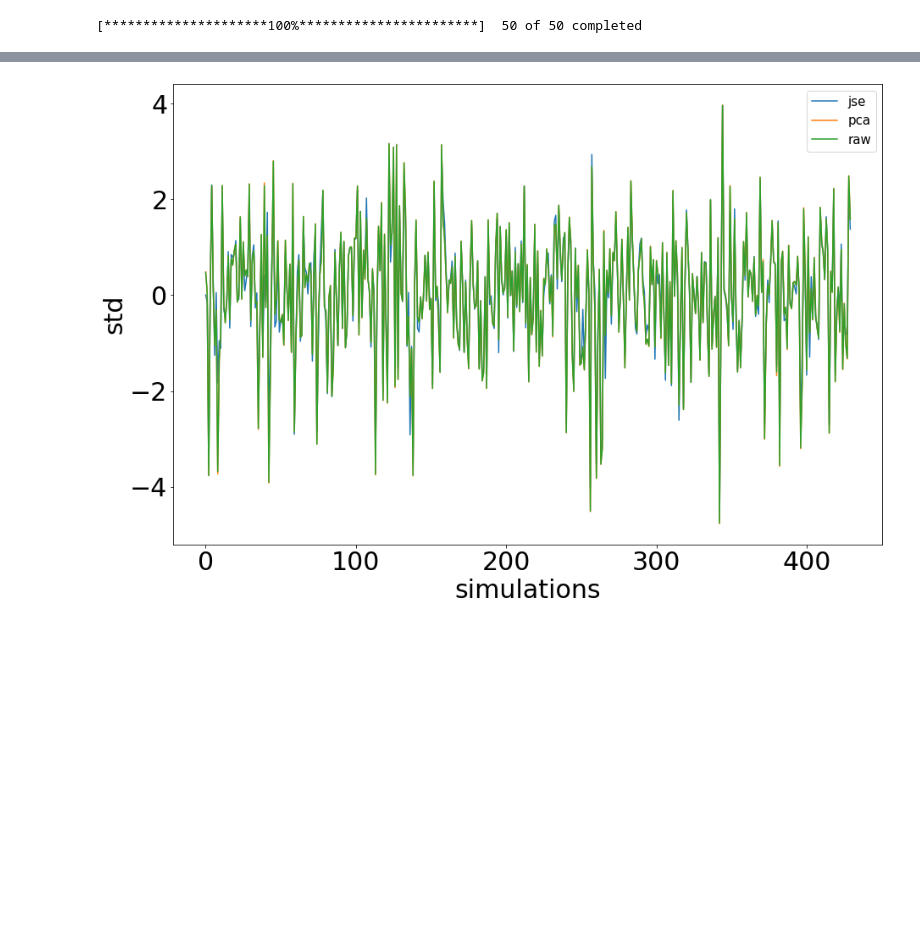
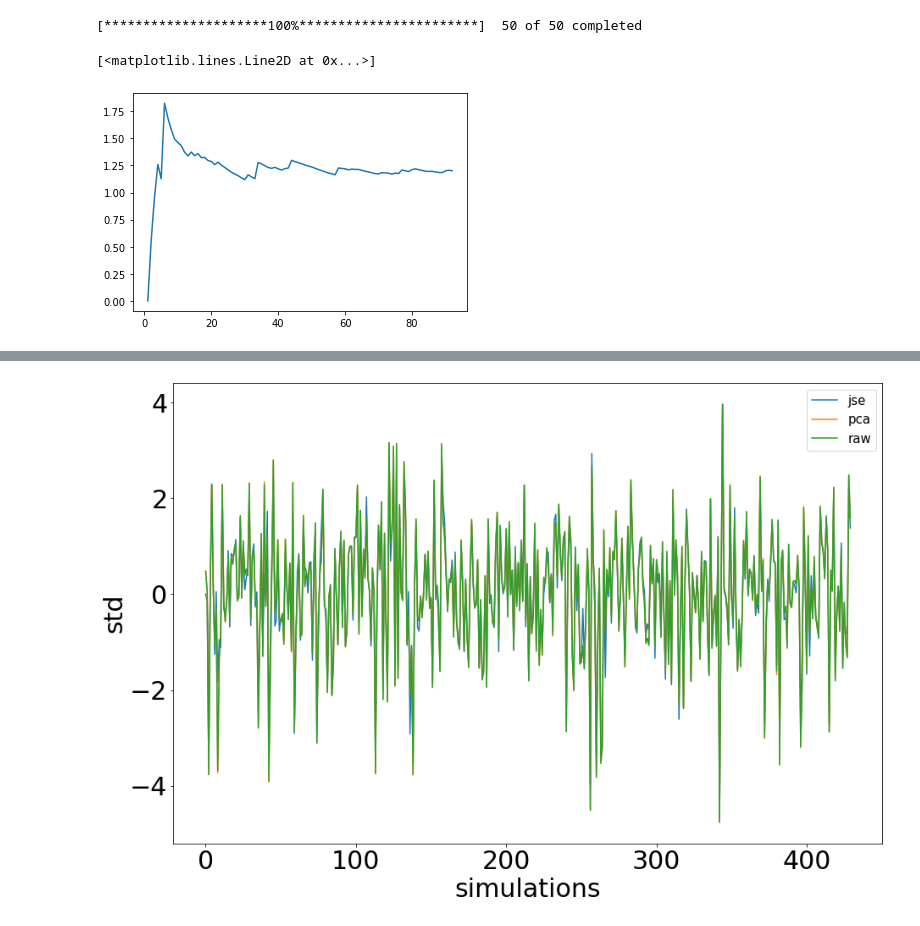
Before and after one commit to simonribas3/HITM_Research, a Jupyter notebook: JSE_IS_OS_BT.ipynb, the cells around one changed output, grey strips where cells are left out. Saved outputs shown, nothing was run; the diff lists cells and outputs as text; code cells hidden in the pictures; blank space fills up the shorter version.

```diff
--- a/JSE_IS_OS_BT.ipynb
+++ b/JSE_IS_OS_BT.ipynb
@@ -130,7 +130,7 @@ def inSampleTest(period: str, return_type: str, num_assets: int, tframe: int):
 
     last_year, last_month = sampleData_pct.index[-1].year, sampleData_pct.index[-1].month
 
-    time_horizon = str(f'time:{first_month}/{first_year}-{last_month}/{last_year}')
+    time_horizon = str(f'Time:{first_month}/{first_year}-{last_month}/{last_year}')
 
     return varJSE, varPCA, varRAW, time_horizon
 
@@ -196,14 +196,14 @@ def outSampleTest(period, return_type, num_assets, tframe):
 
     last_year, last_month = sampleData_pct.index[-1].year, sampleData_pct.index[-1].month
 
-    time_horizon = str(f'time:{first_month}/{first_year}-{last_month}/{last_year}')
+    time_horizon = str(f'Time:{first_month}/{first_year}-{last_month}/{last_year}')
 
 
     return jse_var, pca_var, raw_var, time_horizon #variance of portfolio returns
 
 #bias test returns a list of standard deviations for JSE, PCA, RAW. It is our job to use a sliding window after this is done
 
-def biasTest(period, return_type, num_assets, tframe):
+def biasTest(period, return_type, num_assets, tframe, subset: int):
     #pulling and cleaning data
     df = pd.read_excel("D:\Florida State University\Spring 23\JSE_git\HITM_Research\hitm_sp500.xlsx", sheet_name = 'sp500')
     df = df.iloc[0:num_assets]
@@ -214,14 +214,15 @@ def biasTest(period, return_type, num_assets, tframe):
     sampleData_pct = sampleData.pct_change()
     sampleData_pct.dropna(inplace = True)
 
-    #the bias test
+    #array of accumulated std
+    acc_std = []
 
     #array of portfolio weights
     p_JSE = []
     p_PCA = []
     p_RAW = []
 
-    #list of model standard deviations
+    #list of returns over standard deviation of model
     pnorm_JSE = []
     pnorm_PCA = []
     pnorm_RAW = []
@@ -269,14 +270,18 @@ def biasTest(period, return_type, num_assets, tframe):
 
         iterations += 1
 
-        subJSE = []
-        subRAW = []
-        subPCA = []
-    for i in range(iterations-50):
-        subJSE.append(np.std(pnorm_JSE[i:50+i]))
-        subRAW.append(np.std(pnorm_RAW[i:50+i]))
-        subPCA.append(np.std(pnorm_PCA[i:50+i]))
+    subJSE = []
+    subRAW = []
+    subPCA = []
+    for i in range(iterations-subset):
+        subJSE.append(np.std(pnorm_JSE[i:subset+i]))
+        subRAW.append(np.std(pnorm_RAW[i:subset+i]))
+        subPCA.append(np.std(pnorm_PCA[i:subset+i]))
 
+    #test to see how many intervals or subset required:
+
+    for i in range(len(pnorm_JSE)):
+        acc_std.append(np.std(pnorm_JSE[0:i]))
 
 
     #we will try and get the time horizon to print return a string: 4/1/20 - 8/1/22
@@ -287,9 +292,9 @@ def biasTest(period, return_type, num_assets, tframe):
 
     last_year, last_month = sampleData_pct.index[-1].year, sampleData_pct.index[-1].month
 
-    time_horizon = str(f'time:{first_month}/{first_year}-{last_month}/{last_year}')
+    time_horizon = str(f'Time:{first_month}/{first_year}-{last_month}/{last_year}')
 
-    return subJSE, subPCA, subRAW, iterations, time_horizon
+    return subJSE, subPCA, subRAW, iterations, time_horizon, acc_std
 # %% [markdown]
 ### In sample test
 # %%
@@ -359,5 +370,10 @@ subJSE, subPCA, subRAW, iterations, time_horizon = biasTest(biasPeriod, biasRetu
 # %% [output]
 [*********************100%***********************]  50 of 50 completed
+# %%
+plt.plot(acc_std)
+# %% [output]
+[<matplotlib.lines.Line2D at 0x...>]
+[figure, added]
 # %%
 fig_2 = plt.figure(figsize=(4,2), dpi = 200)
 axes_2 = fig_2.add_axes([0.1,0.1, 0.9, 0.9])
```
Also changed, not shown: parts of 2 cells of this notebook.
